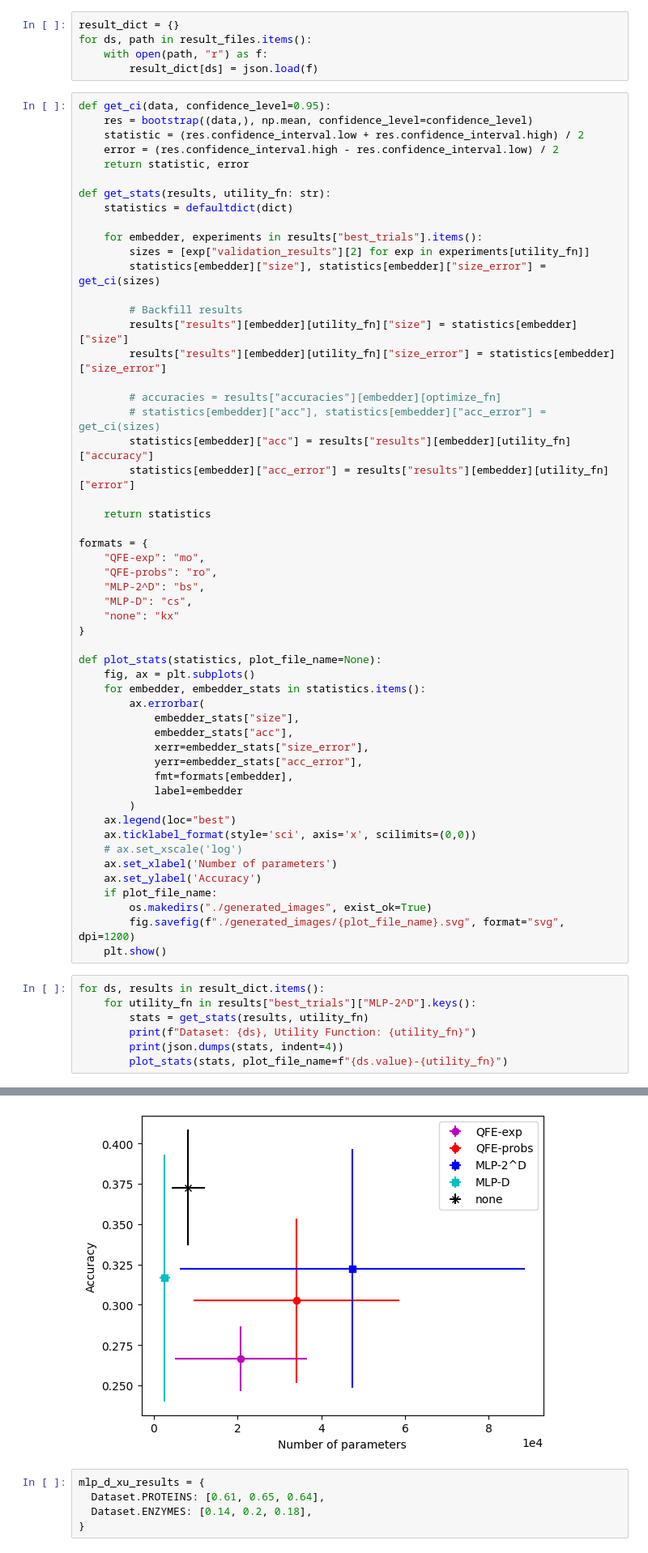
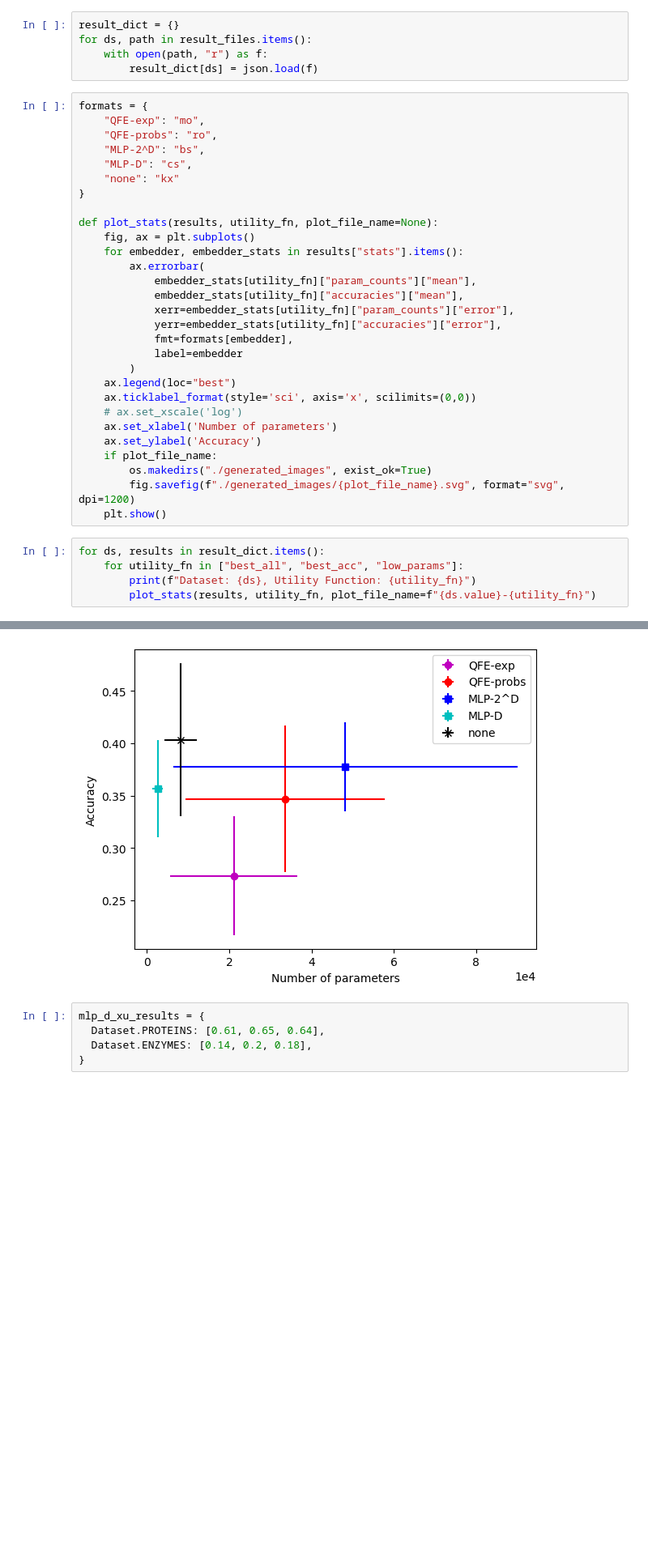
Before and after one commit to jsimonrichard/QFE-Experiments, a Jupyter notebook: visualize_results.ipynb, the cells around one changed output, grey strips where cells are left out. Shown at 81% size. Drawn from its saved outputs; the diff is of its cells as text; blank space fills up the shorter version.

Commit message:
Update results scripts and re-visualize results

```diff
--- a/visualize_results.ipynb
+++ b/visualize_results.ipynb
@@ -17,30 +17,6 @@ for ds, path in result_files.items():
     with open(path, "r") as f:
         result_dict[ds] = json.load(f)
 # %%
-def get_ci(data, confidence_level=0.95):
-    res = bootstrap((data,), np.mean, confidence_level=confidence_level)
-    statistic = (res.confidence_interval.low + res.confidence_interval.high) / 2
-    error = (res.confidence_interval.high - res.confidence_interval.low) / 2
-    return statistic, error
-
-def get_stats(results, utility_fn: str):
-    statistics = defaultdict(dict)
-
-    for embedder, experiments in results["best_trials"].items():
-        sizes = [exp["validation_results"][2] for exp in experiments[utility_fn]]
-        statistics[embedder]["size"], statistics[embedder]["size_error"] = get_ci(sizes)
-
-        # Backfill results
-        results["results"][embedder][utility_fn]["size"] = statistics[embedder]["size"]
-        results["results"][embedder][utility_fn]["size_error"] = statistics[embedder]["size_error"]
-
-        # accuracies = results["accuracies"][embedder][optimize_fn]
-        # statistics[embedder]["acc"], statistics[embedder]["acc_error"] = get_ci(sizes)
-        statistics[embedder]["acc"] = results["results"][embedder][utility_fn]["accuracy"]
-        statistics[embedder]["acc_error"] = results["results"][embedder][utility_fn]["error"]
-
-    return statistics
-
 formats = {
     "QFE-exp": "mo",
     "QFE-probs": "ro",
@@ -49,14 +25,14 @@ formats = {
     "none": "kx"
 }
 
-def plot_stats(statistics, plot_file_name=None):
+def plot_stats(results, utility_fn, plot_file_name=None):
     fig, ax = plt.subplots()
-    for embedder, embedder_stats in statistics.items():
+    for embedder, embedder_stats in results["stats"].items():
         ax.errorbar(
-            embedder_stats["size"],
-            embedder_stats["acc"],
-            xerr=embedder_stats["size_error"],
-            yerr=embedder_stats["acc_error"],
+            embedder_stats[utility_fn]["param_counts"]["mean"],
+            embedder_stats[utility_fn]["accuracies"]["mean"],
+            xerr=embedder_stats[utility_fn]["param_counts"]["error"],
+            yerr=embedder_stats[utility_fn]["accuracies"]["error"],
             fmt=formats[embedder],
             label=embedder
         )
@@ -71,10 +47,8 @@ def plot_stats(statistics, plot_file_name=None):
     plt.show()
 # %%
 for ds, results in result_dict.items():
-    for utility_fn in results["best_trials"]["MLP-2^D"].keys():
-        stats = get_stats(results, utility_fn)
+    for utility_fn in ["best_all", "best_acc", "low_params"]:
         print(f"Dataset: {ds}, Utility Function: {utility_fn}")
-        print(json.dumps(stats, indent=4))
-        plot_stats(stats, plot_file_name=f"{ds.value}-{utility_fn}")
+        plot_stats(results, utility_fn, plot_file_name=f"{ds.value}-{utility_fn}")
 # %% [output]
 Dataset: PROTEINS, Utility Function: best_all
@@ -187,4 +65,4 @@ Dataset: ENZYMES, Utility Function: low_params
-[figure, old version]
+[figure, new version]
 # %%
 mlp_d_xu_results = {
   Dataset.PROTEINS: [0.61, 0.65, 0.64],
```
Also changed, not shown: parts of 4 cells of this notebook, 21 other files.
